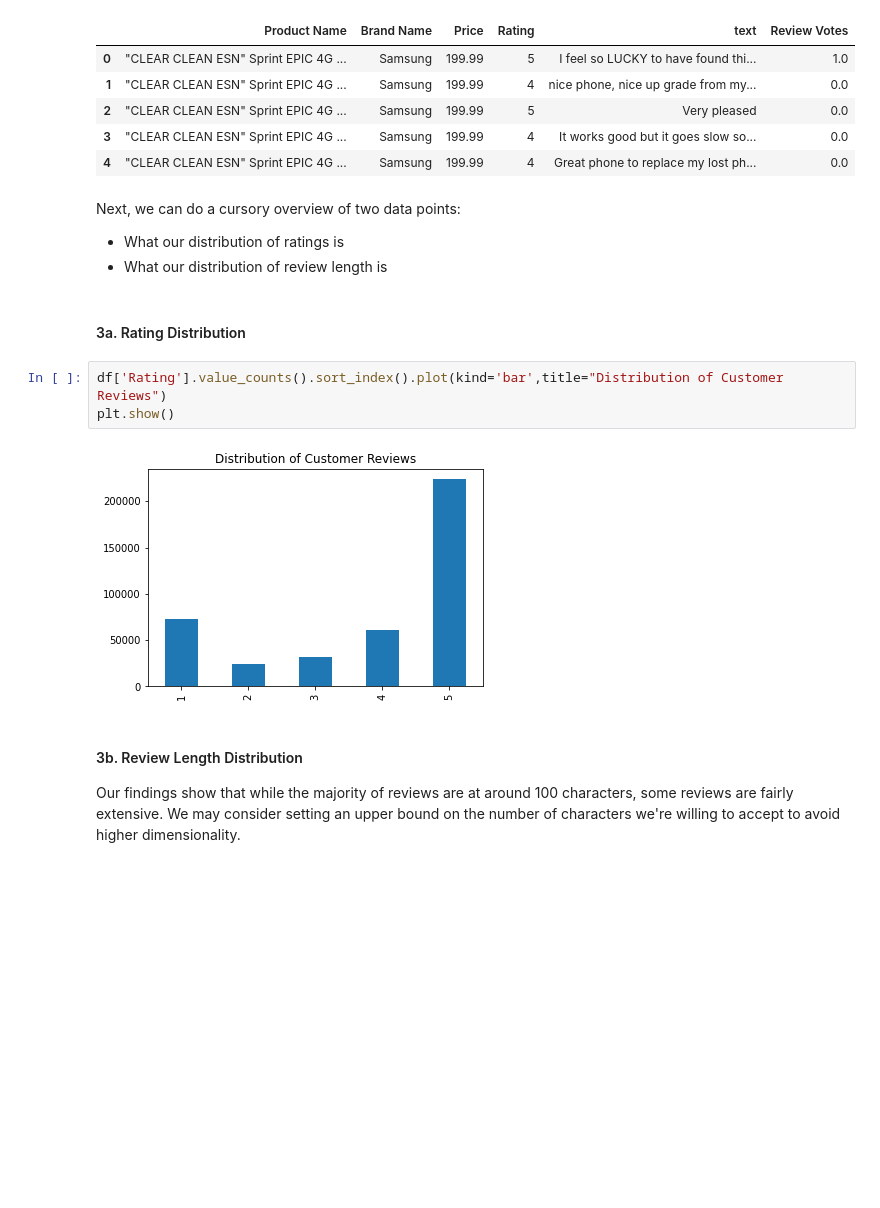
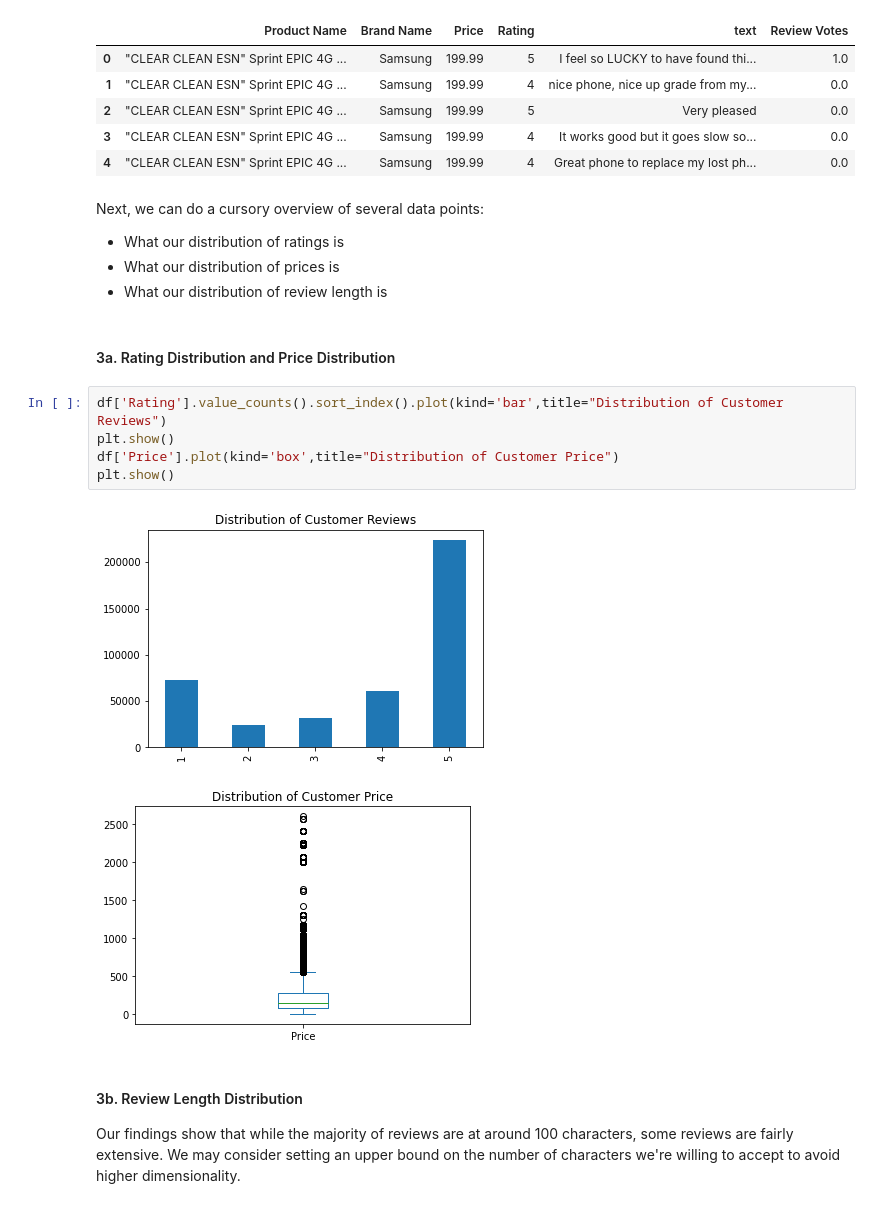
Before and after one commit to kayfilipp/text_mining_amazon_unlocked, a Jupyter notebook: Review_classification.ipynb, the cells around one changed output. Cells and saved outputs as stored; diff of their text form; blank space fills up the shorter version.

```diff
--- a/Review_classification.ipynb
+++ b/Review_classification.ipynb
@@ -56,18 +56,22 @@ df.head()
 | 3 | "CLEAR CLEAN ESN" Sprint EPIC 4G ... | Samsung | 199.99 | 4 | It works good but it goes slow so... | 0.0 |
 | 4 | "CLEAR CLEAN ESN" Sprint EPIC 4G ... | Samsung | 199.99 | 4 | Great phone to replace my lost ph... | 0.0 |
 # %% [markdown]
-Next, we can do a cursory overview of two data points:
+Next, we can do a cursory overview of several data points:
 <ul>
     <li>What our distribution of ratings is</li>
+    <li>What our distribution of prices is</li>
     <li>What our distribution of review length is</li>
 </ul>
 # %% [markdown]
-#### 3a. Rating Distribution
+#### 3a. Rating Distribution and Price Distribution
 # %%
 df['Rating'].value_counts().sort_index().plot(kind='bar',title="Distribution of Customer Reviews")
 plt.show()
+df['Price'].plot(kind='box',title="Distribution of Customer Price")
+plt.show()
 # %% [output]
 [figure]
+[figure, added]
 # %% [markdown]
 #### 3b. Review Length Distribution
 Our findings show that while the majority of reviews are at around 100 characters, some reviews are fairly extensive. We may consider setting an upper bound on the number of characters we're willing to accept to avoid higher dimensionality.
```
Also changed, not shown: parts of 6 cells of this notebook.
